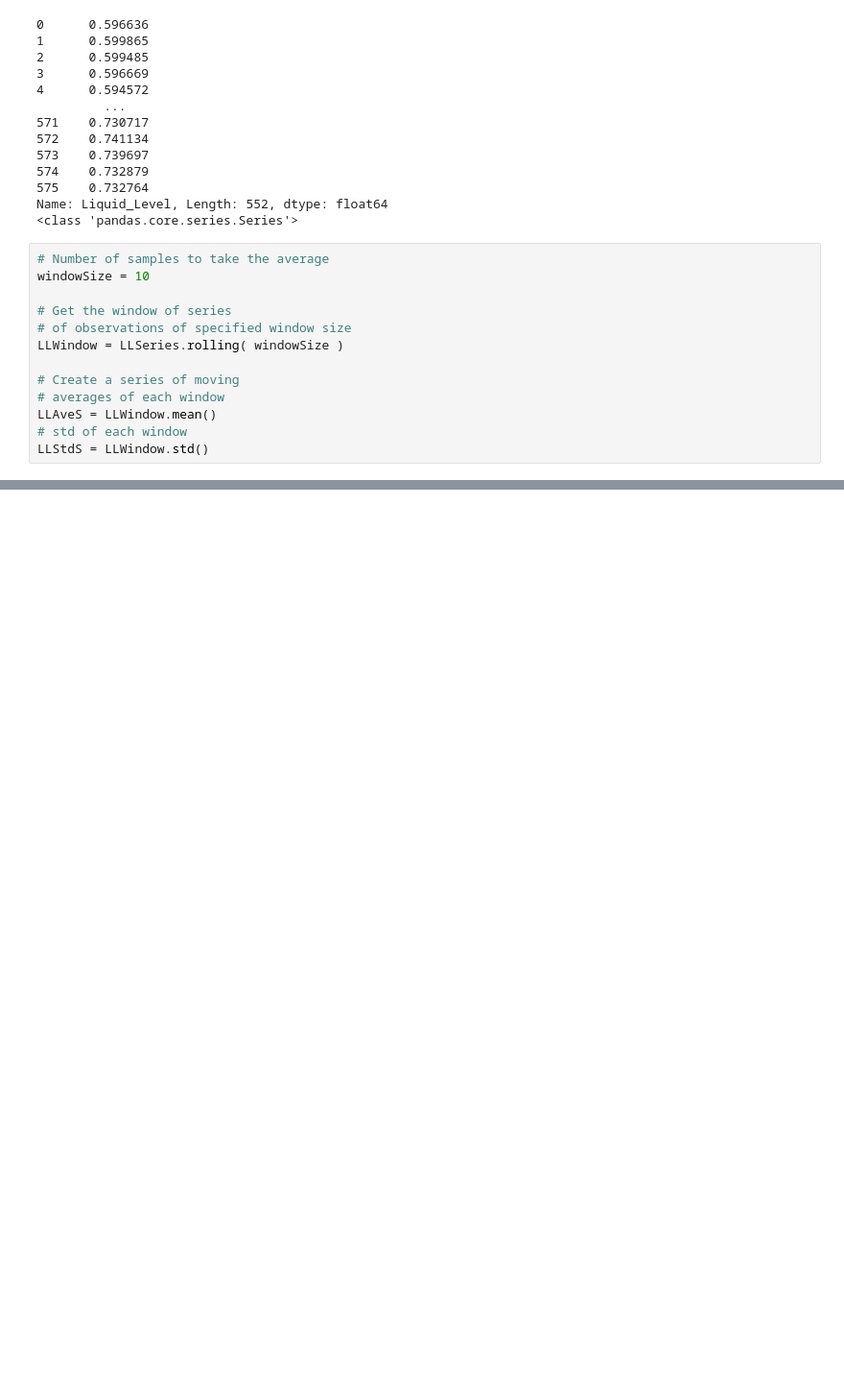
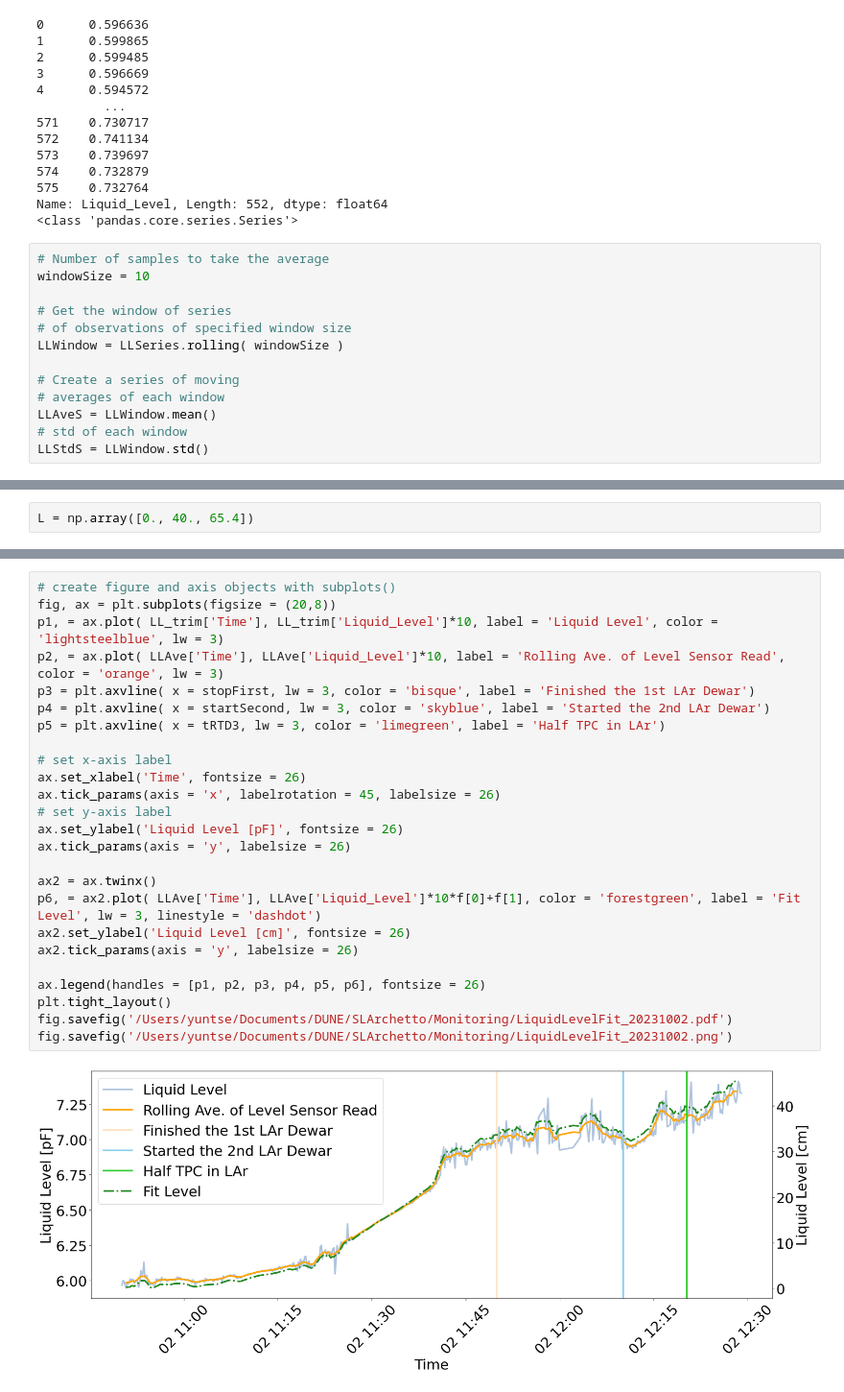
Before and after one commit to yuntsebaryon/SLArchettoMonitoring, a Jupyter notebook: LiquidLevel.ipynb, the cells around one changed output, grey strips where cells are left out. Shown at 96% size. Drawn from its saved outputs; the diff is of its cells as text; blank space fills up the shorter version.

```diff
--- a/LiquidLevel.ipynb
+++ b/LiquidLevel.ipynb
@@ -152,0 +317,2 @@ fig.savefig('/Users/yuntse/Documents/DUNE/SLArchetto/Monitoring/LiquidLevel_2023
+# %%
+L = np.array([0., 40., 65.4])
@@ -152,0 +324,27 @@ fig.savefig('/Users/yuntse/Documents/DUNE/SLArchetto/Monitoring/LiquidLevel_2023
+# %%
+# create figure and axis objects with subplots()
+fig, ax = plt.subplots(figsize = (20,8))
+p1, = ax.plot( LL_trim['Time'], LL_trim['Liquid_Level']*10, label = 'Liquid Level', color = 'lightsteelblue', lw = 3)
+p2, = ax.plot( LLAve['Time'], LLAve['Liquid_Level']*10, label = 'Rolling Ave. of Level Sensor Read', color = 'orange', lw = 3)
+p3 = plt.axvline( x = stopFirst, lw = 3, color = 'bisque', label = 'Finished the 1st LAr Dewar')
+p4 = plt.axvline( x = startSecond, lw = 3, color = 'skyblue', label = 'Started the 2nd LAr Dewar')
+p5 = plt.axvline( x = tRTD3, lw = 3, color = 'limegreen', label = 'Half TPC in LAr')
+
+# set x-axis label
+ax.set_xlabel('Time', fontsize = 26)
+ax.tick_params(axis = 'x', labelrotation = 45, labelsize = 26)
+# set y-axis label
+ax.set_ylabel('Liquid Level [pF]', fontsize = 26)
+ax.tick_params(axis = 'y', labelsize = 26)
+
+ax2 = ax.twinx()
+p6, = ax2.plot( LLAve['Time'], LLAve['Liquid_Level']*10*f[0]+f[1], color = 'forestgreen', label = 'Fit Level', lw = 3, linestyle = 'dashdot')
+ax2.set_ylabel('Liquid Level [cm]', fontsize = 26)
+ax2.tick_params(axis = 'y', labelsize = 26)
+
+ax.legend(handles = [p1, p2, p3, p4, p5, p6], fontsize = 26)
+plt.tight_layout()
+fig.savefig('/Users/yuntse/Documents/DUNE/SLArchetto/Monitoring/LiquidLevelFit_20231002.pdf')
+fig.savefig('/Users/yuntse/Documents/DUNE/SLArchetto/Monitoring/LiquidLevelFit_20231002.png')
+# %% [output]
+[figure, added]
```
Also changed, not shown: parts of 22 cells of this notebook, 1 other file.
